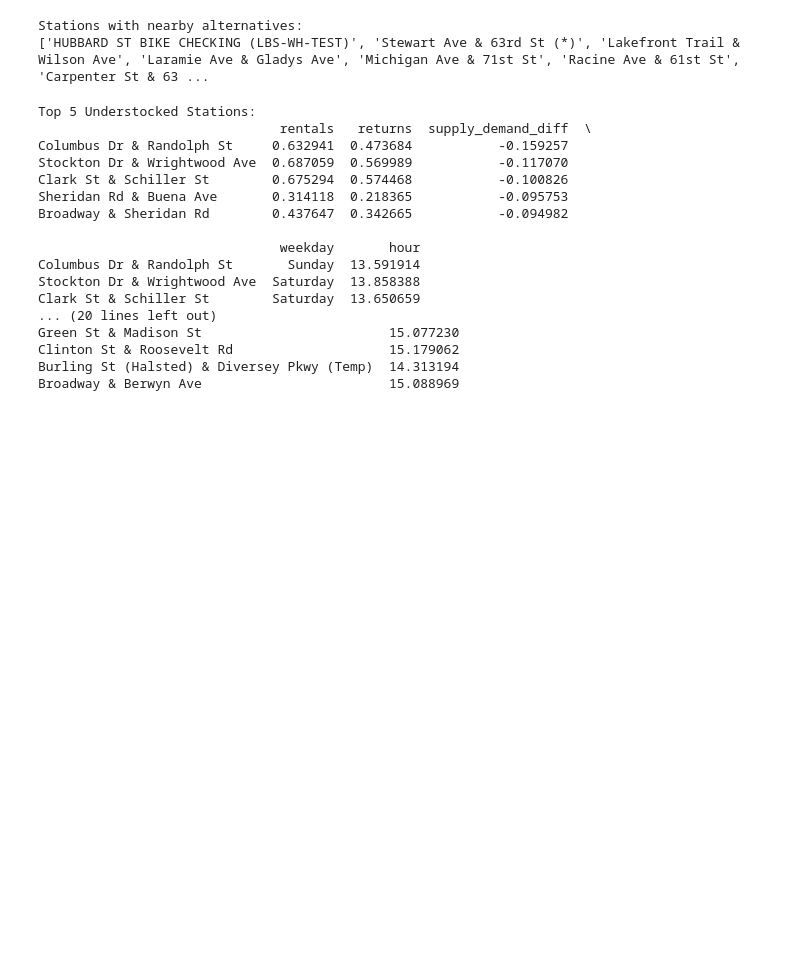
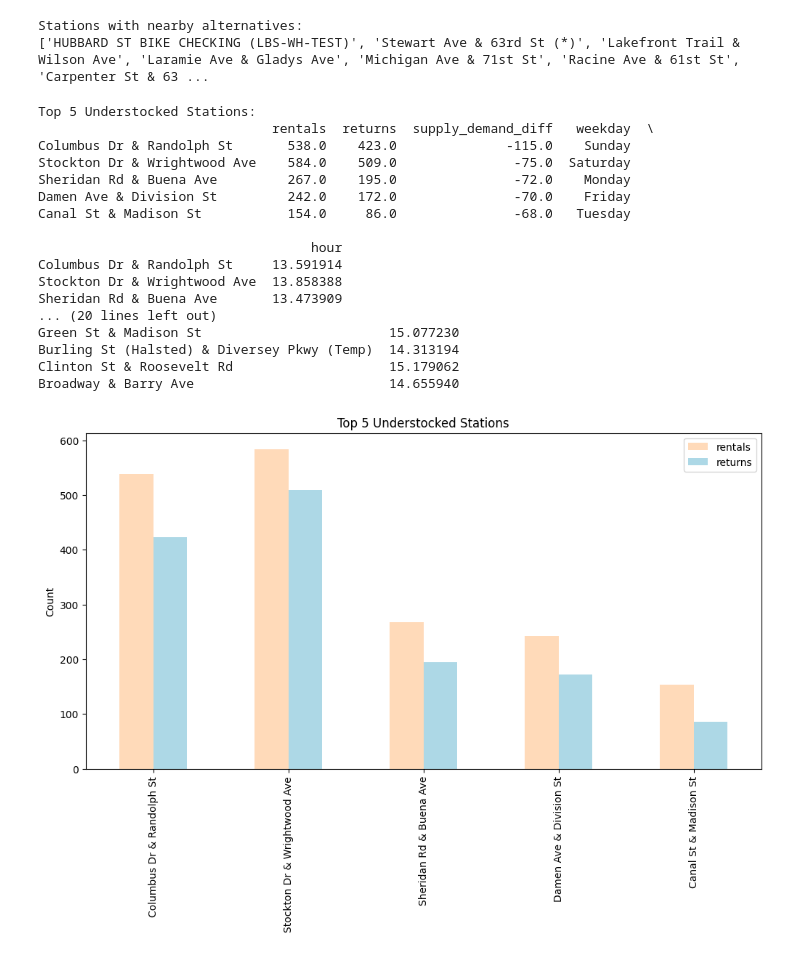
Before and after one commit to bazziprincess/Network-Science, a Jupyter notebook: Station_Optimization.ipynb, the cells around one changed output. Saved outputs shown, nothing was run; the diff lists cells and outputs as text; code cells hidden in the pictures; blank space fills up the shorter version.

Commit message:
station optimization

```diff
--- a/Station_Optimization.ipynb
+++ b/Station_Optimization.ipynb
@@ -195,6 +195,7 @@ Stations with nearby alternatives:
 import pandas as pd
 import numpy as np
 from sklearn.preprocessing import MinMaxScaler
+import matplotlib.pyplot as plt
 
 # Load and preprocess data
 data = pd.read_csv('month_data.csv', parse_dates=['start_time', 'end_time'])
@@ -218,8 +219,8 @@ returns = data.groupby('end_station_name').size().rename('returns')
 node_features = pd.concat([node_features.set_index('start_station_name'), rentals, returns], axis=1).fillna(0)
 
 # Normalize features (optional, can be skipped if not needed)
-scaler = MinMaxScaler()
-node_features[['rentals', 'returns']] = scaler.fit_transform(node_features[['rentals', 'returns']])
+#scaler = MinMaxScaler()
+#node_features[['rentals', 'returns']] = scaler.fit_transform(node_features[['rentals', 'returns']])
 
 # Compute supply-demand difference
 node_features['supply_demand_diff'] = node_features['returns'] - node_features['rentals']
@@ -230,42 +231,51 @@ node_features['hour'] = np.arctan2(
 ) * 24 / (2 * np.pi)
 node_features['hour'] = node_features['hour'].apply(lambda x: x if x >= 0 else x + 24)  # Ensure hour is positive
 
 node_features['weekday'] = np.arctan2(
     node_features['weekday_sin'], node_features['weekday_cos']
 ) * 7 / (2 * np.pi)
 node_features['weekday'] = node_features['weekday'].apply(lambda x: int(x) if x >= 0 else int(x + 7))  # Convert to int
 
 # Map weekday to readable names
 weekday_map = {0: 'Monday', 1: 'Tuesday', 2: 'Wednesday', 3: 'Thursday', 4: 'Friday', 5: 'Saturday', 6: 'Sunday'}
 node_features['weekday'] = node_features['weekday'].map(weekday_map)
 
 # Find top 5 understocked stations (rentals > returns)
 understocked_stations = node_features[node_features['supply_demand_diff'] < 0].nsmallest(5, 'supply_demand_diff')
 
 # Find top 5 overstocked stations (returns > rentals)
 overstocked_stations = node_features[node_features['supply_demand_diff'] > 0].nlargest(5, 'supply_demand_diff')
 
 
 print("Top 5 Understocked Stations:")
 print(understocked_stations[['rentals', 'returns', 'supply_demand_diff', 'weekday', 'hour']])
 
 print("\nTop 5 Overstocked Stations:")
 print(overstocked_stations[['rentals', 'returns', 'supply_demand_diff', 'weekday', 'hour']])
+
+# visualization
+understocked_stations[['rentals', 'returns']].plot(kind='bar', figsize=(12, 6), title='Top 5 Understocked Stations',color=['#FFDAB9', '#ADD8E6']  )
+plt.ylabel('Count')
+plt.show()
+overstocked_stations[['rentals', 'returns']].plot(kind='bar', figsize=(12, 6), title='Top 5 Overstocked Stations',color=['#FFDAB9', '#ADD8E6']  )
+plt.ylabel('Count')
+plt.show()
 # %% [output]
 Top 5 Understocked Stations:
-                               rentals   returns  supply_demand_diff  \
-Columbus Dr & Randolph St     0.632941  0.473684           -0.159257
-Stockton Dr & Wrightwood Ave  0.687059  0.569989           -0.117070
-Clark St & Schiller St        0.675294  0.574468           -0.100826
-Sheridan Rd & Buena Ave       0.314118  0.218365           -0.095753
-Broadway & Sheridan Rd        0.437647  0.342665           -0.094982
+                              rentals  returns  supply_demand_diff   weekday  \
+Columbus Dr & Randolph St       538.0    423.0              -115.0    Sunday
+Stockton Dr & Wrightwood Ave    584.0    509.0               -75.0  Saturday
+Sheridan Rd & Buena Ave         267.0    195.0               -72.0    Monday
+Damen Ave & Division St         242.0    172.0               -70.0    Friday
+Canal St & Madison St           154.0     86.0               -68.0   Tuesday
 
-                               weekday       hour
-Columbus Dr & Randolph St       Sunday  13.591914
-Stockton Dr & Wrightwood Ave  Saturday  13.858388
-Clark St & Schiller St        Saturday  13.650659
+                                   hour
+Columbus Dr & Randolph St     13.591914
+Stockton Dr & Wrightwood Ave  13.858388
+Sheridan Rd & Buena Ave       13.473909
 ... (20 lines left out)
 Green St & Madison St                        15.077230
+Burling St (Halsted) & Diversey Pkwy (Temp)  14.313194
 Clinton St & Roosevelt Rd                    15.179062
-Burling St (Halsted) & Diversey Pkwy (Temp)  14.313194
-Broadway & Berwyn Ave                        15.088969
+Broadway & Barry Ave                         14.655940
+[figure, added]
```
Also changed, not shown: parts of 1 cell of this notebook.
